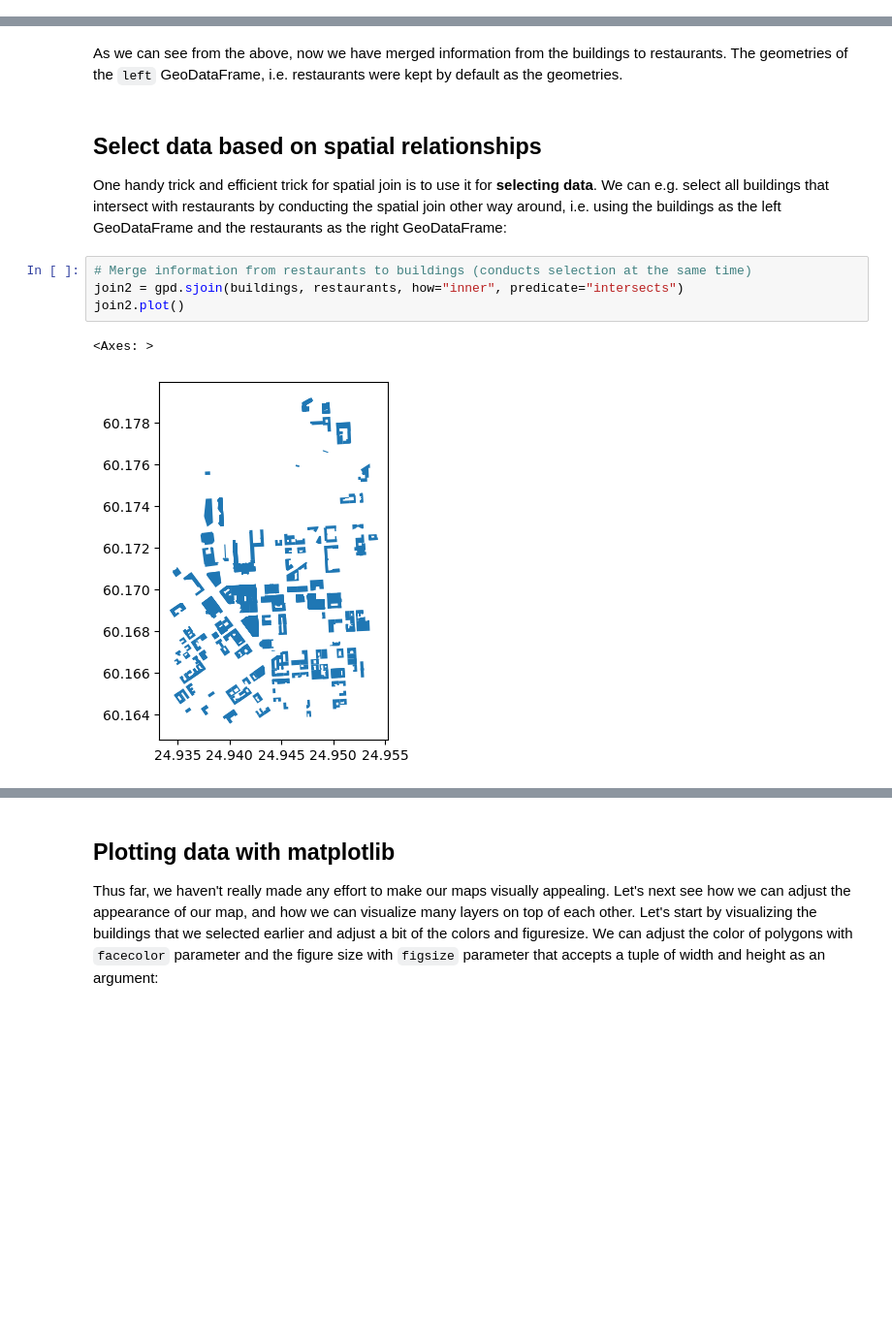
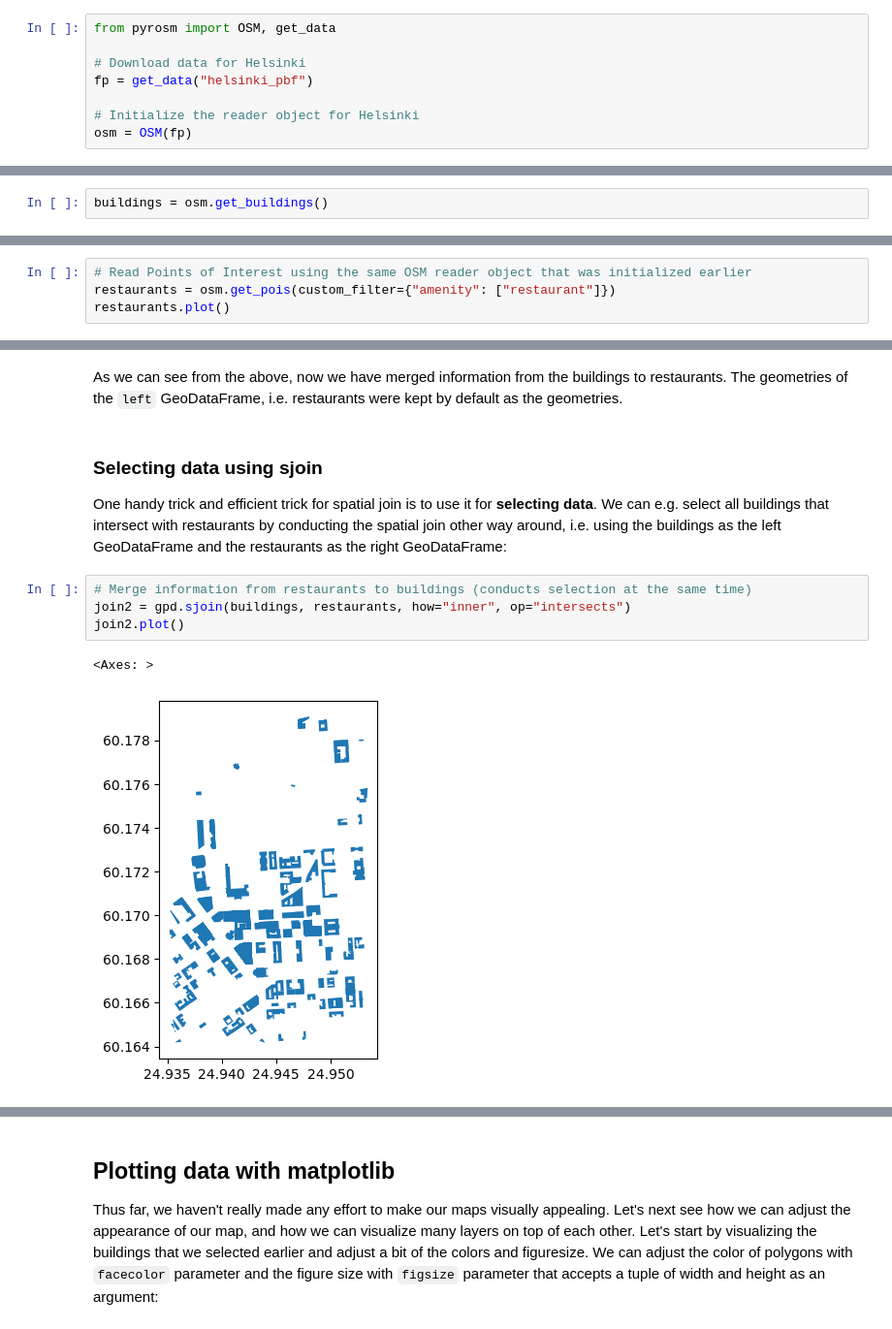
Before and after one commit to AaltoGIS/IntroSDA, a Jupyter notebook: source/tutorials/intro-to-python-geostack.ipynb, the cells around one changed output, grey strips where cells are left out. Shown at 97% size. Drawn from its saved outputs; the diff is of its cells as text; blank space fills up the shorter version.

```diff
--- a/source/tutorials/intro-to-python-geostack.ipynb
+++ b/source/tutorials/intro-to-python-geostack.ipynb
@@ -194,0 +122,8 @@ buildings.plot()
+# %%
+from pyrosm import OSM, get_data
+
+# Download data for Helsinki
+fp = get_data("helsinki_pbf")
+
+# Initialize the reader object for Helsinki
+osm = OSM(fp)
@@ -195,3 +143,5 @@ buildings.plot()
+# %%
+buildings = osm.get_buildings()
 # %%
 buildings.head()
 # %% [output]
@@ -324,0 +266,4 @@ restaurants.plot()
+# %%
+# Read Points of Interest using the same OSM reader object that was initialized earlier
+restaurants = osm.get_pois(custom_filter={"amenity": ["restaurant"]})
+restaurants.plot()
@@ -415,14 +342,14 @@ join.plot()
 # %% [markdown]
 As we can see from the above, now we have merged information from the buildings to restaurants. The geometries of the `left` GeoDataFrame, i.e. restaurants were kept by default as the geometries.
 # %% [markdown]
-## Select data based on spatial relationships
+### Selecting data using sjoin
 
 One handy trick and efficient trick for spatial join is to use it for **selecting data**. We can e.g. select all buildings that intersect with restaurants by conducting the spatial join other way around, i.e. using the buildings as the left GeoDataFrame and the restaurants as the right GeoDataFrame:
 # %%
 # Merge information from restaurants to buildings (conducts selection at the same time)
-join2 = gpd.sjoin(buildings, restaurants, how="inner", predicate="intersects")
+join2 = gpd.sjoin(buildings, restaurants, how="inner", op="intersects")
 join2.plot()
 # %% [output]
 <Axes: >
-[figure, old version]
+[figure, new version]
 # %% [markdown]
```
Also changed, not shown: parts of 50 cells of this notebook.
